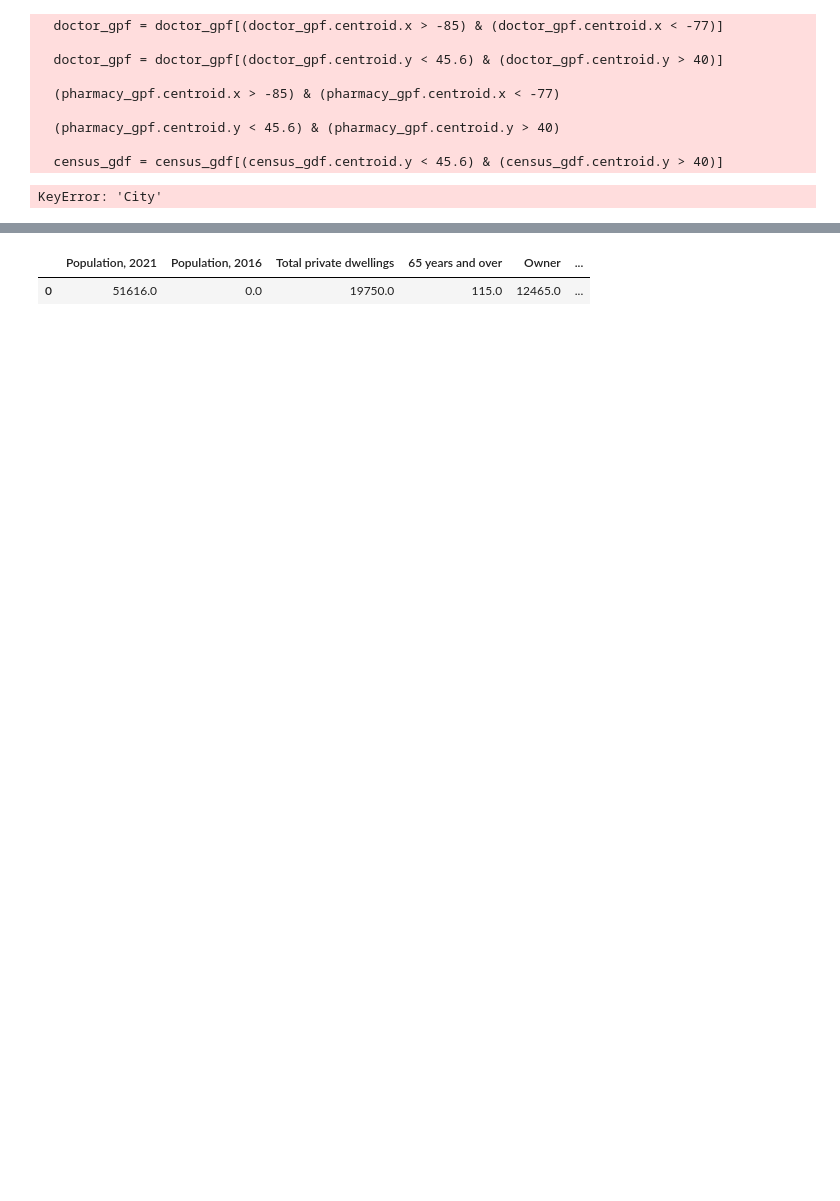
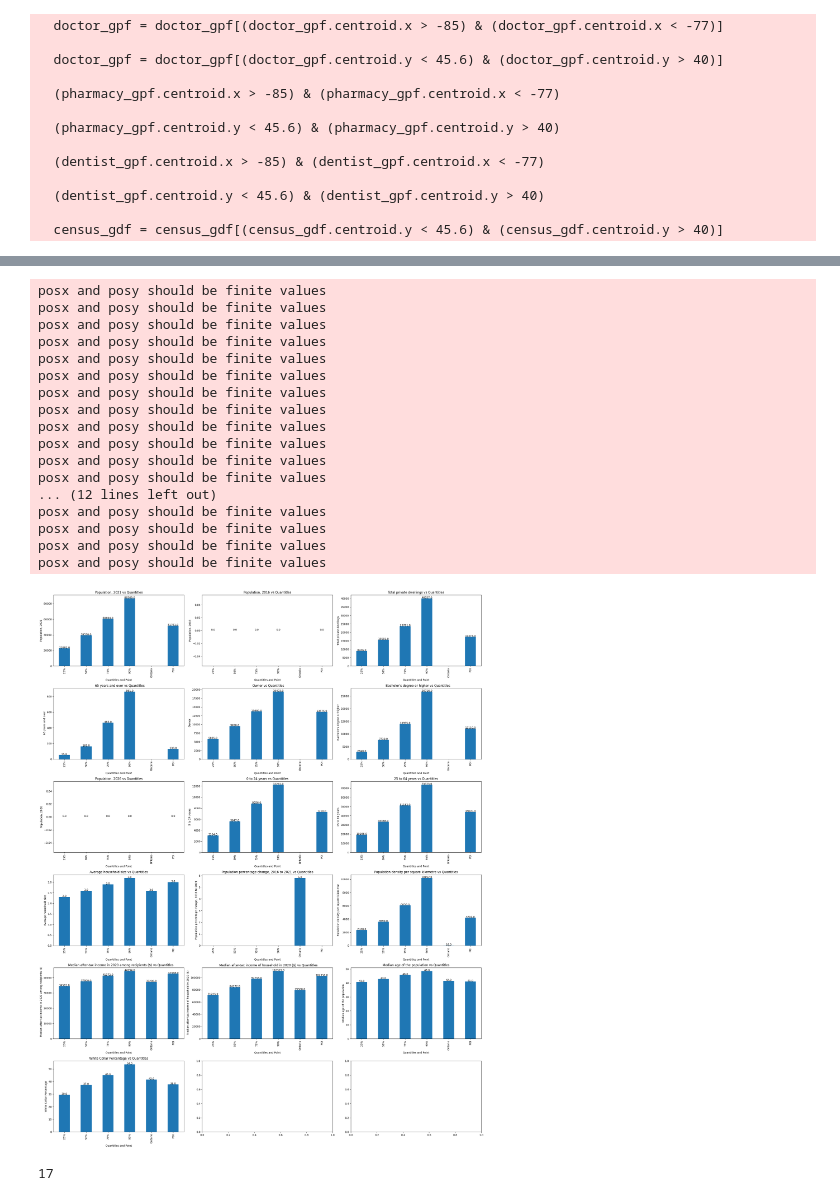
Before and after one commit to xeonmobius/pharmacy-market-analysis, a Jupyter notebook: automated_stats.ipynb, the cells around one changed output, grey strips where cells are left out. Drawn from its saved outputs; the diff is of its cells as text; code cells hidden in the pictures; blank space fills up the shorter version.

Commit message:
feat: made the bar charts display in 1 figure now for easier viewing. refact: renamed x_within_home to x_within_buffer for better readability

```diff
--- a/automated_stats.ipynb
+++ b/automated_stats.ipynb
@@ -12,7 +12,7 @@ census_shape = gpd.read_file("shape/lda_000a21a_e/lda_000a21a_e.shp")
 census_tract = pd.read_csv("csv/census_ontario_selected_columns.csv")
 
 # Store the ontario stats separately
-ontario_stats = census_tract[1:2]
+ontario_stats = census_tract[1:2].copy(deep=True)
 
 # Filter for Ontario only
 census_shape = census_shape[census_shape["PRUID"] == "35"]
@@ -45,6 +45,7 @@ pharmacy_gpf = gpd.GeoDataFrame(
 )
 
 # pharmacy_gpf = gpd.read_file("./geojson/pharmacy.geojson")
+
 # Set reference to standard WGS84
 pharmacy_gpf.set_crs("wgs84", allow_override=True, inplace=True)
 
@@ -64,7 +65,7 @@ doctor_gpf = gpd.GeoDataFrame(
 # Set reference to standard WGS84
 doctor_gpf.set_crs("wgs84", allow_override=True, inplace=True)
 
-# dentist_gpf = gpd.read_file("./geojson/dentist.geojson")
+dentist_gpf = gpd.read_file("./geojson/dentist.geojson")
 # Set reference to standard WGS84
 dentist_gpf.set_crs("wgs84", allow_override=True, inplace=True)
 
@@ -78,6 +79,14 @@ phamracy_gpf = pharmacy_gpf[
 ]
 pharmacy_gpf = pharmacy_gpf[
     (pharmacy_gpf.centroid.y < 45.6) & (pharmacy_gpf.centroid.y > 40)
+]
+
+dentist_gpf = dentist_gpf[
+    (dentist_gpf.centroid.x > -85) & (dentist_gpf.centroid.x < -77)
+]
+
+deintist_gpf = dentist_gpf[
+    (dentist_gpf.centroid.y < 45.6) & (dentist_gpf.centroid.y > 40)
 ]
 
 census_gdf = census_gdf[(census_gdf.centroid.y < 45.6) & (census_gdf.centroid.y > 40)]
@@ -113,6 +122,10 @@ mean_col = [
 
   (pharmacy_gpf.centroid.y < 45.6) & (pharmacy_gpf.centroid.y > 40)
 
+  (dentist_gpf.centroid.x > -85) & (dentist_gpf.centroid.x < -77)
+
+  (dentist_gpf.centroid.y < 45.6) & (dentist_gpf.centroid.y > 40)
+
   census_gdf = census_gdf[(census_gdf.centroid.y < 45.6) & (census_gdf.centroid.y > 40)]
 # %%
 # Helper function to get buffer size around point of interest (POI)
@@ -225,11 +243,15 @@ for iter, row in pharmacy_gpf.iterrows():
     census_within_buffer = gpd.sjoin(census_gdf, buffer_gdf, how='inner', predicate=predicate)
     pharmacy_within_buffer = gpd.sjoin(pharmacy_gpf, buffer_gdf, how='inner', predicate=predicate)
     doctor_within_buffer = gpd.sjoin(doctor_gpf, buffer_gdf, how='inner', predicate=predicate)
+    dentist_within_buffer = gpd.sjoin(dentist_gpf, buffer_gdf, how='inner', predicate=predicate)
+
     num_of_docs = doctor_within_buffer['City'].count()
     num_of_pharmacies = pharmacy_within_buffer['City'].count()
 
-
+    # DF that tracks the status within buffer
     stats_within_radius = pd.DataFrame()
+    stats_within_radius['num of dentists'] = dentist_within_buffer['id'].count()
+    stats_within_radius['geometry'] = point
 
     for col in sum_col:
         stats_within_radius.loc[0, col] = int(census_within_buffer[col].sum())
@@ -240,10 +262,8 @@ for iter, row in pharmacy_gpf.iterrows():
 
     stats_within_radius['num of pharmacies'] = num_of_pharmacies
     stats_within_radius['num of doctors'] = num_of_docs
-    cumulative_stats = pd.concat([cumulative_stats, stats_within_radius])
+    cumulative_stats = pd.concat([cumulative_stats, stats_within_radius], ignore_index=True)
 
 quantitle_stats = cumulative_stats.quantile([0.25, 0.5, 0.75, 0.9])
 quantitle_stats.to_csv("quantitle_stats.csv")
-# %% [output]
-KeyError: 'City'
 # %%
@@ -287,11 +310,3 @@ show_folium_map(
 )
 # %% [output]
 [interactive output not drawn]
-# %%
-# combined_df = pd.concat([quantitle_stats, ontario_stats, summary_stats_within_radius], axis=0, ignore_index=True)
-# combined_df['Population, 2021'][[0, 1, 2, 3 ,5]].plot.bar()
-
-summary_stats_within_radius
-# %% [output]
-|  | Population, 2021 | Population, 2016 | Total private dwellings | 65 years and over | Owner | ... |
-| 0 | 51616.0 | 0.0 | 19750.0 | 115.0 | 12465.0 | ... |
@@ -302,0 +313,39 @@ road_gdf.distance(home_gdf)
+# %%
+quantitle_stats = pd.read_csv("quantitle_stats.csv")
+combined_df = pd.concat([quantitle_stats, ontario_stats[mean_col], summary_stats_within_radius], axis=0, ignore_index=True)
+
+fig, axs = plt.subplots(6,3,figsize=(24,30))
+flat_axs = axs.flatten()
+for idx, col in enumerate(sum_col + mean_col):
+    combined_df[col].plot(kind="bar", ax=flat_axs[idx])
+    x_labels = ['25%', '50%', '75%', '90%', 'Ontario', 'POI']
+    flat_axs[idx].title.set_text(f"{col} vs Quantitles")
+    flat_axs[idx].set_xticklabels(x_labels)
+    flat_axs[idx].set_xlabel("Quantitles and Point")
+    flat_axs[idx].set_ylabel(col)
+
+    for i, v in enumerate(combined_df[col]):
+        flat_axs[idx].text(i, v, str(round(v,0)), ha='center')
+
+
+plt.tight_layout()
+plt.show()
+# %% [output]
+posx and posy should be finite values
+posx and posy should be finite values
+posx and posy should be finite values
+posx and posy should be finite values
+posx and posy should be finite values
+posx and posy should be finite values
+posx and posy should be finite values
+posx and posy should be finite values
+posx and posy should be finite values
+posx and posy should be finite values
+posx and posy should be finite values
+posx and posy should be finite values
+... (12 lines left out)
+posx and posy should be finite values
+posx and posy should be finite values
+posx and posy should be finite values
+posx and posy should be finite values
+[figure, added]
@@ -302,0 +354,4 @@ road_gdf.distance(home_gdf)
+# %%
+dentist_within_buffer['id'].count()
+# %% [output]
+17
```
Also changed, not shown: parts of 4 cells of this notebook.
